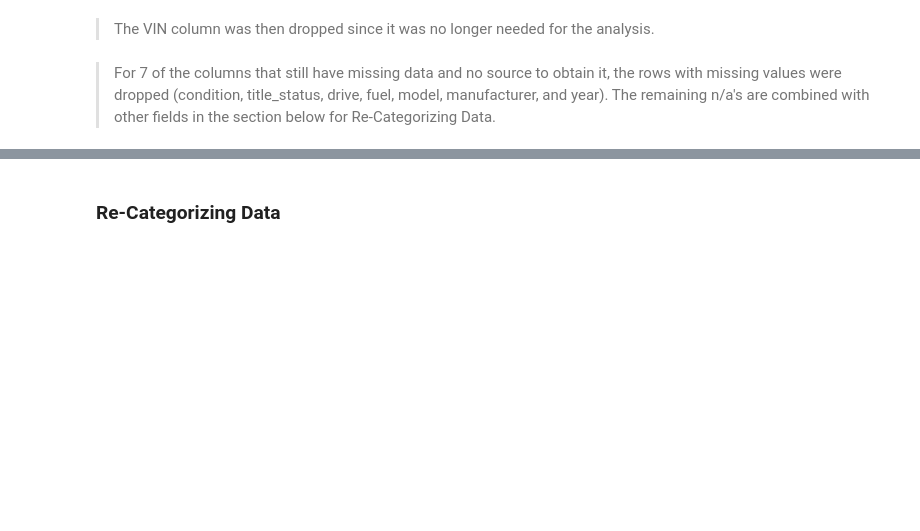
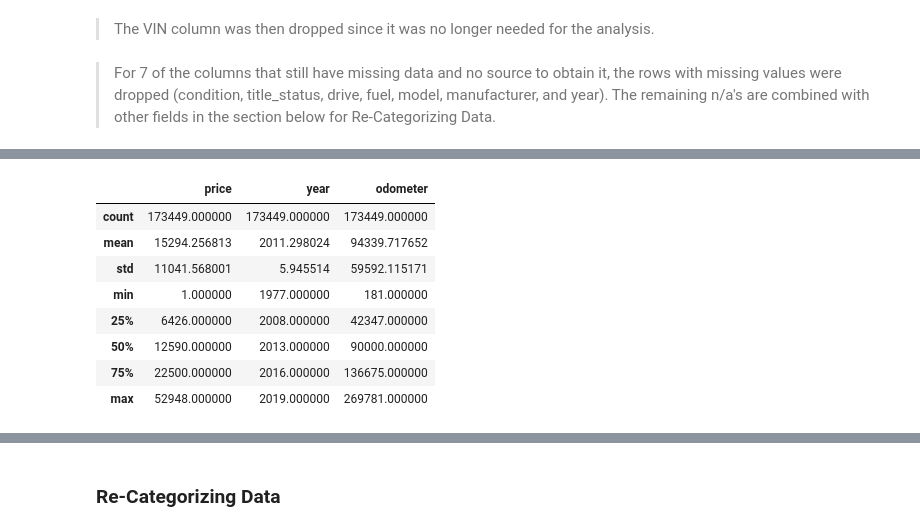
Before and after one commit to RudranilMitra/DS7331_Lab1, a Jupyter notebook: gp1.ipynb, the cells around one changed output, grey strips where cells are left out. Drawn from its saved outputs; the diff is of its cells as text; code cells hidden in the pictures; blank space fills up the shorter version.

```diff
--- a/gp1.ipynb
+++ b/gp1.ipynb
@@ -255,0 +301,12 @@ dtype: int64
+# %%
+car_df1[['price','year','odometer']].describe()
+# %% [output]
+|  | price | year | odometer |
+| count | 173449.000000 | 173449.000000 | 173449.000000 |
+| mean | 15294.256813 | 2011.298024 | 94339.717652 |
+| std | 11041.568001 | 5.945514 | 59592.115171 |
+| min | 1.000000 | 1977.000000 | 181.000000 |
+| 25% | 6426.000000 | 2008.000000 | 42347.000000 |
+| 50% | 12590.000000 | 2013.000000 | 90000.000000 |
+| 75% | 22500.000000 | 2016.000000 | 136675.000000 |
+| max | 52948.000000 | 2019.000000 | 269781.000000 |
```
Also changed, not shown: parts of 22 cells of this notebook.
